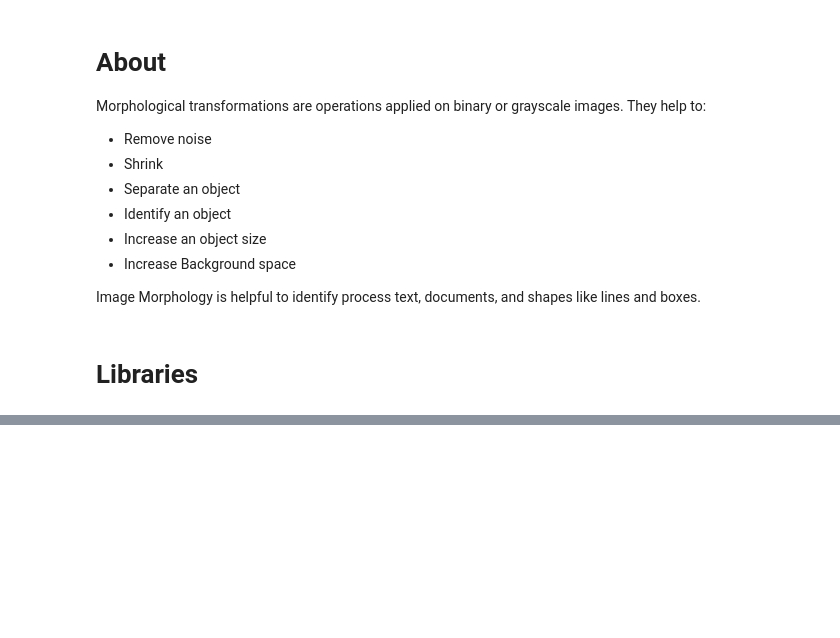
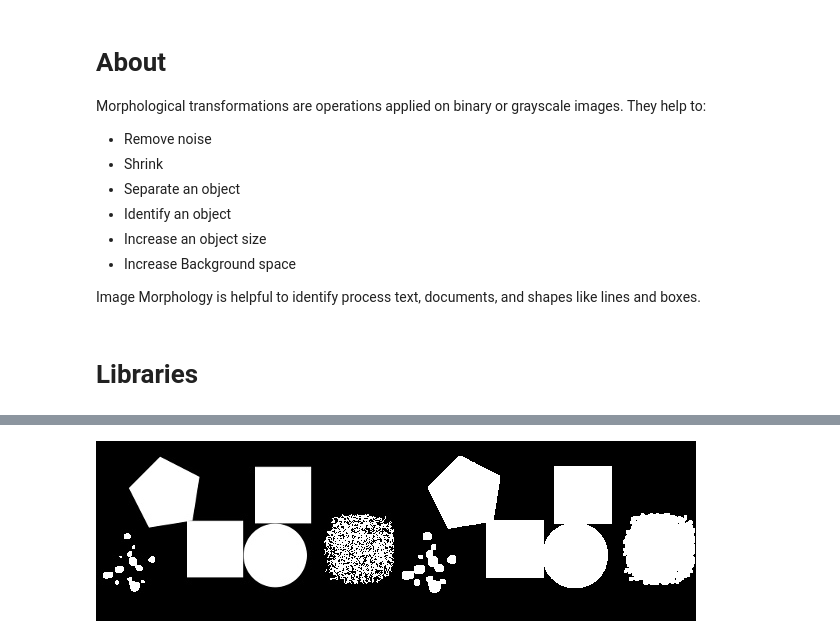
Before and after one commit to c-pzzo/Julia_CVision_V1.8, a Jupyter notebook: ImageAdjustment.ipynb, the cells around one changed output, grey strips where cells are left out. Cells and saved outputs as stored; diff of their text form; code cells hidden in the pictures; blank space fills up the shorter version.

```diff
--- a/ImageAdjustment.ipynb
+++ b/ImageAdjustment.ipynb
@@ -105,0 +130,23 @@ erode_image("t", image_path, 4, 0.5, true)
+# %%
+function dilate_image(image_path, condition, binary_threshold, num_dilations, local_train = "l", mosaic = true)
+
+    # Loading local or test image
+    img = load_local_or_test(image_path, local_train)
+
+    binarized_img = binarize_image(image_path, condition, binary_threshold, local_train, false)
+
+    binarized_img = dilate(binarized_img)
+
+    if num_dilations > 1
+        for i in 2:num_dilations
+            binarized_img = dilate(binarized_img)
+        end
+    end
+
+    return mosaic_output_1d(img, binarized_img, mosaic)
+
+end;
+# %%
+dilate_image("Images/geometrical-figures-and-noise.jpg", ">", 0.5, 1)
+# %% [output]
+[figure, added]
```
Also changed, not shown: parts of 31 cells of this notebook, 33 other files.
